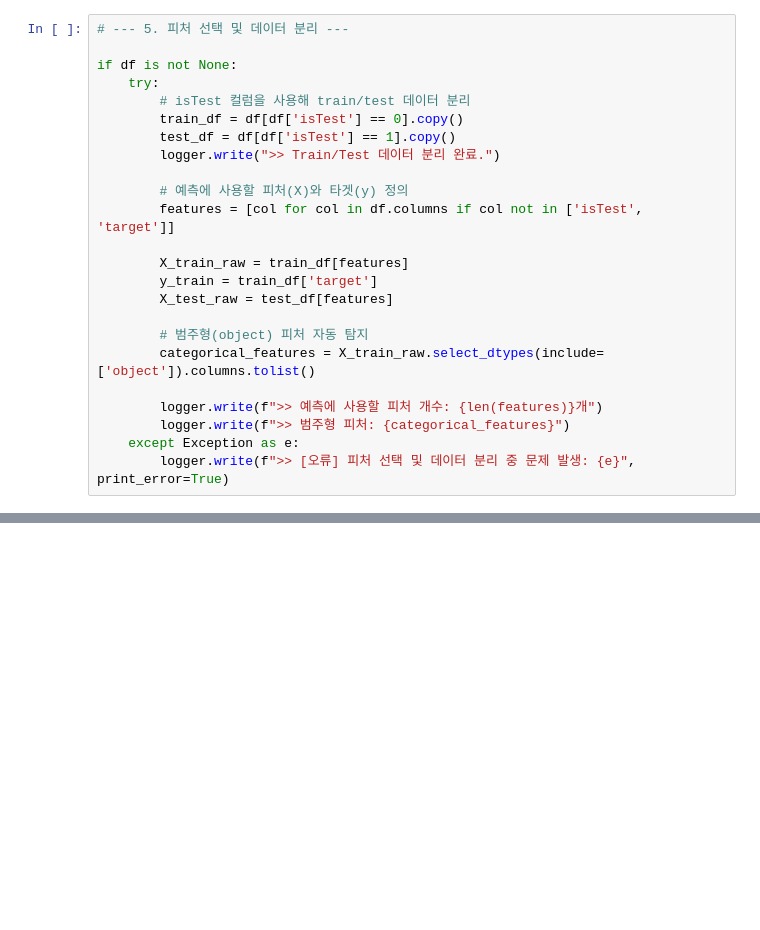
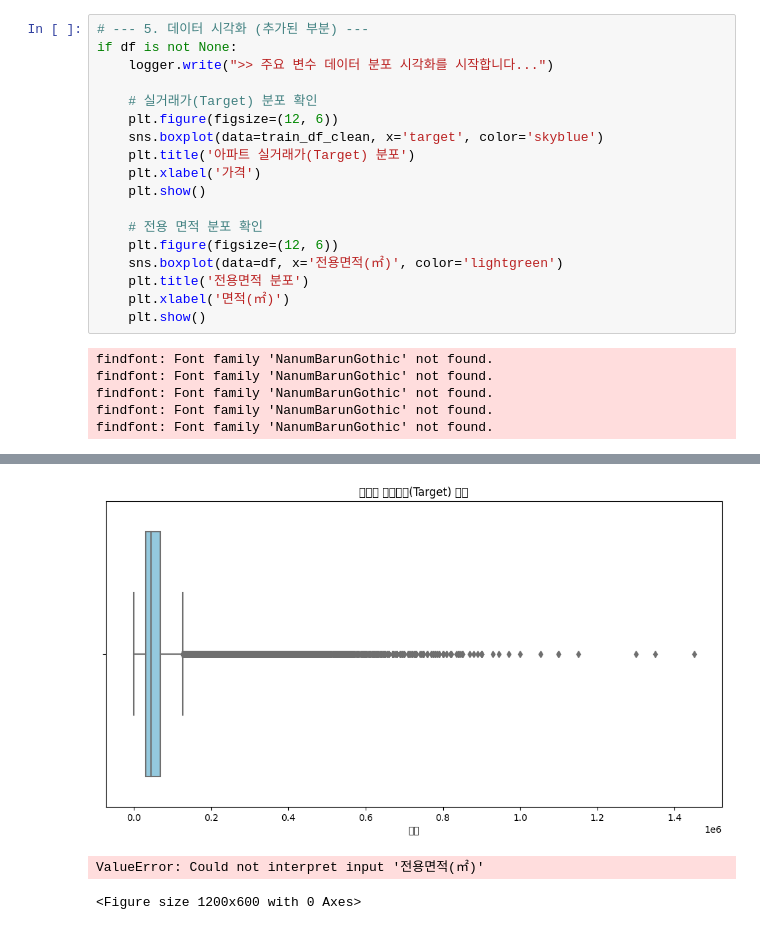
Before and after one commit to nimnusmik/upstageailab-ml-competition-ml-5, a Jupyter notebook: notebooks/price-prediction/price_prediction.ipynb, the cells around one changed output, grey strips where cells are left out. Saved outputs shown, nothing was run; the diff lists cells and outputs as text; blank space fills up the shorter version.

```diff
--- a/notebooks/price-prediction/price_prediction.ipynb
+++ b/notebooks/price-prediction/price_prediction.ipynb
@@ -81,24 +111,24 @@ except FileNotFoundError:
 # %%
-# --- 5. 피처 선택 및 데이터 분리 ---
+# --- 5. 데이터 시각화 (추가된 부분) ---
+if df is not None:
+    logger.write(">> 주요 변수 데이터 분포 시각화를 시작합니다...")
 
-if df is not None:
-    try:
-        # isTest 컬럼을 사용해 train/test 데이터 분리
-        train_df = df[df['isTest'] == 0].copy()
-        test_df = df[df['isTest'] == 1].copy()
-        logger.write(">> Train/Test 데이터 분리 완료.")
+    # 실거래가(Target) 분포 확인
+    plt.figure(figsize=(12, 6))
+    sns.boxplot(data=train_df_clean, x='target', color='skyblue')
+    plt.title('아파트 실거래가(Target) 분포')
+    plt.xlabel('가격')
+    plt.show()
 
-        # 예측에 사용할 피처(X)와 타겟(y) 정의
-        features = [col for col in df.columns if col not in ['isTest', 'target']]
-
-        X_train_raw = train_df[features]
-        y_train = train_df['target']
-        X_test_raw = test_df[features]
-
-        # 범주형(object) 피처 자동 탐지
-        categorical_features = X_train_raw.select_dtypes(include=['object']).columns.tolist()
-
-        logger.write(f">> 예측에 사용할 피처 개수: {len(features)}개")
-        logger.write(f">> 범주형 피처: {categorical_features}")
-    except Exception as e:
-        logger.write(f">> [오류] 피처 선택 및 데이터 분리 중 문제 발생: {e}", print_error=True)
+    # 전용 면적 분포 확인
+    plt.figure(figsize=(12, 6))
+    sns.boxplot(data=df, x='전용면적(㎡)', color='lightgreen')
+    plt.title('전용면적 분포')
+    plt.xlabel('면적(㎡)')
+    plt.show()
+# %% [output]
+findfont: Font family 'NanumBarunGothic' not found.
+findfont: Font family 'NanumBarunGothic' not found.
+findfont: Font family 'NanumBarunGothic' not found.
+findfont: Font family 'NanumBarunGothic' not found.
+findfont: Font family 'NanumBarunGothic' not found.
@@ -105 +136,4 @@ if df is not None:
+[figure, added]
+ValueError: Could not interpret input '전용면적(㎡)'
+<Figure size 1200x600 with 0 Axes>
 # %%
```
Also changed, not shown: parts of 11 cells of this notebook, 2 other files.
